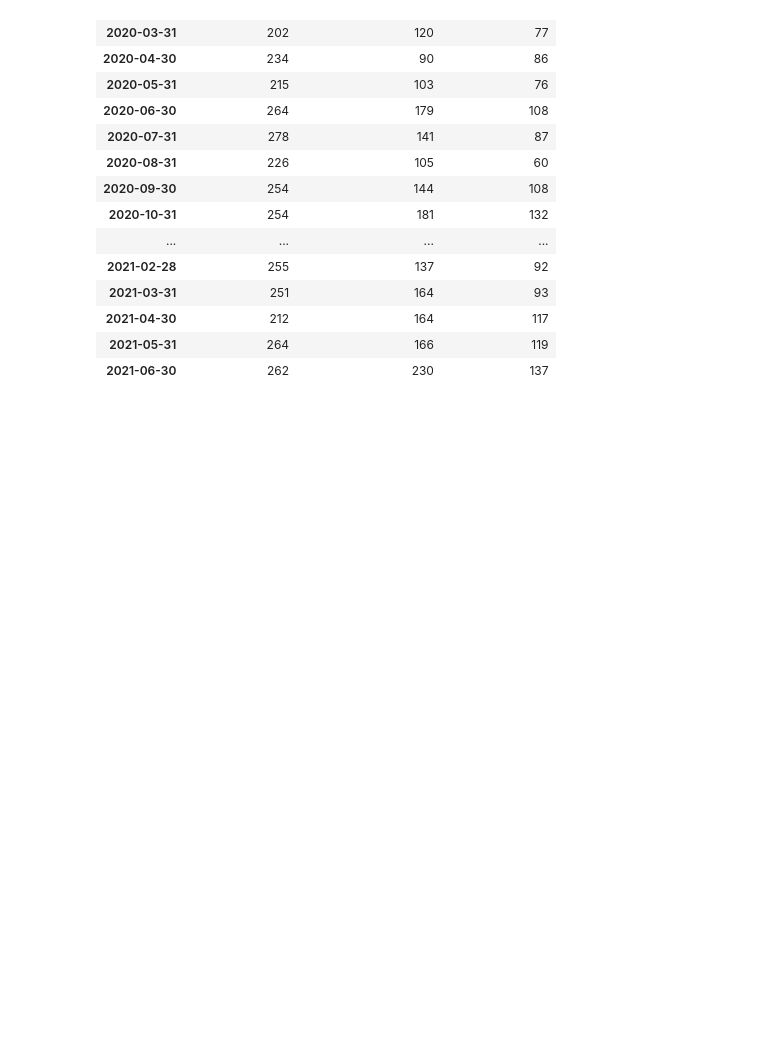
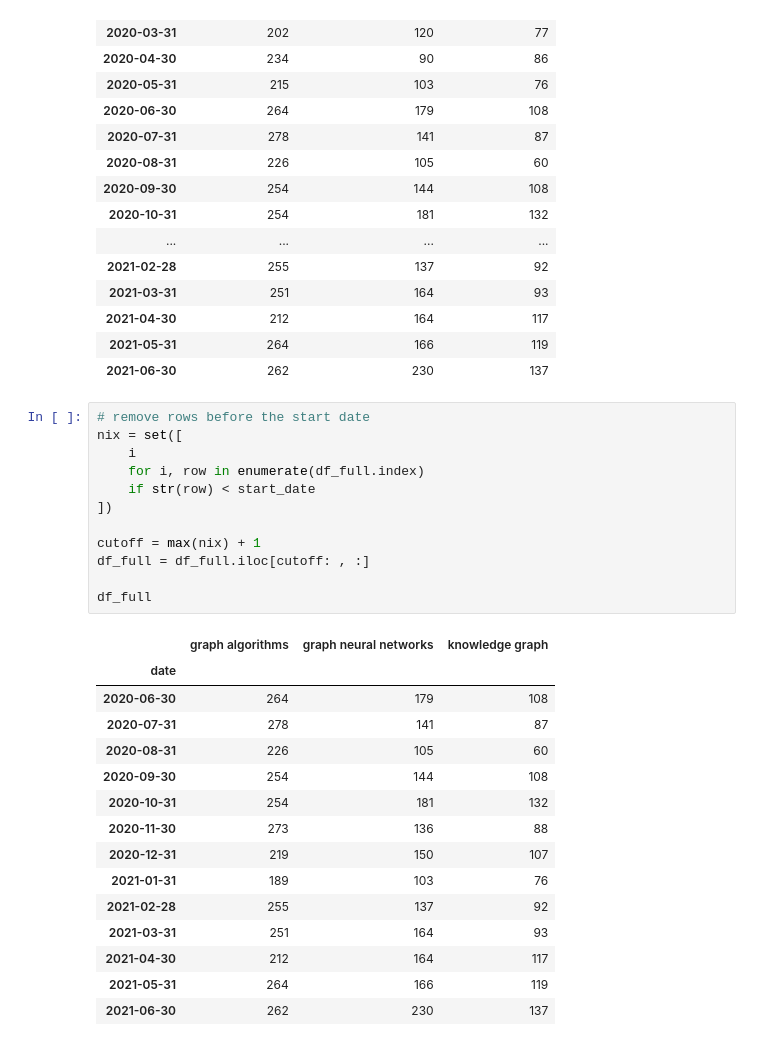
Before and after one commit to DerwenAI/arxiv-trends, a Jupyter notebook: arxiv.ipynb, the cells around one changed output. Saved outputs shown, nothing was run; the diff lists cells and outputs as text; blank space fills up the shorter version.

```diff
--- a/arxiv.ipynb
+++ b/arxiv.ipynb
@@ -42,6 +43,34 @@ df_full
 | 2021-04-30 | 212 | 164 | 117 |
 | 2021-05-31 | 264 | 166 | 119 |
 | 2021-06-30 | 262 | 230 | 137 |
+# %%
+# remove rows before the start date
+nix = set([
+    i
+    for i, row in enumerate(df_full.index)
+    if str(row) < start_date
+])
+
+cutoff = max(nix) + 1
+df_full = df_full.iloc[cutoff: , :]
+
+df_full
+# %% [output]
+|  | graph algorithms | graph neural networks | knowledge graph |
+| date |  |  |  |
+| 2020-06-30 | 264 | 179 | 108 |
+| 2020-07-31 | 278 | 141 | 87 |
+| 2020-08-31 | 226 | 105 | 60 |
+| 2020-09-30 | 254 | 144 | 108 |
+| 2020-10-31 | 254 | 181 | 132 |
+| 2020-11-30 | 273 | 136 | 88 |
+| 2020-12-31 | 219 | 150 | 107 |
+| 2021-01-31 | 189 | 103 | 76 |
+| 2021-02-28 | 255 | 137 | 92 |
+| 2021-03-31 | 251 | 164 | 93 |
+| 2021-04-30 | 212 | 164 | 117 |
+| 2021-05-31 | 264 | 166 | 119 |
+| 2021-06-30 | 262 | 230 | 137 |
 # %%
 plot = df_full.plot(
     subplots=True,
```
Also changed, not shown: parts of 2 cells of this notebook, 5 other files.
